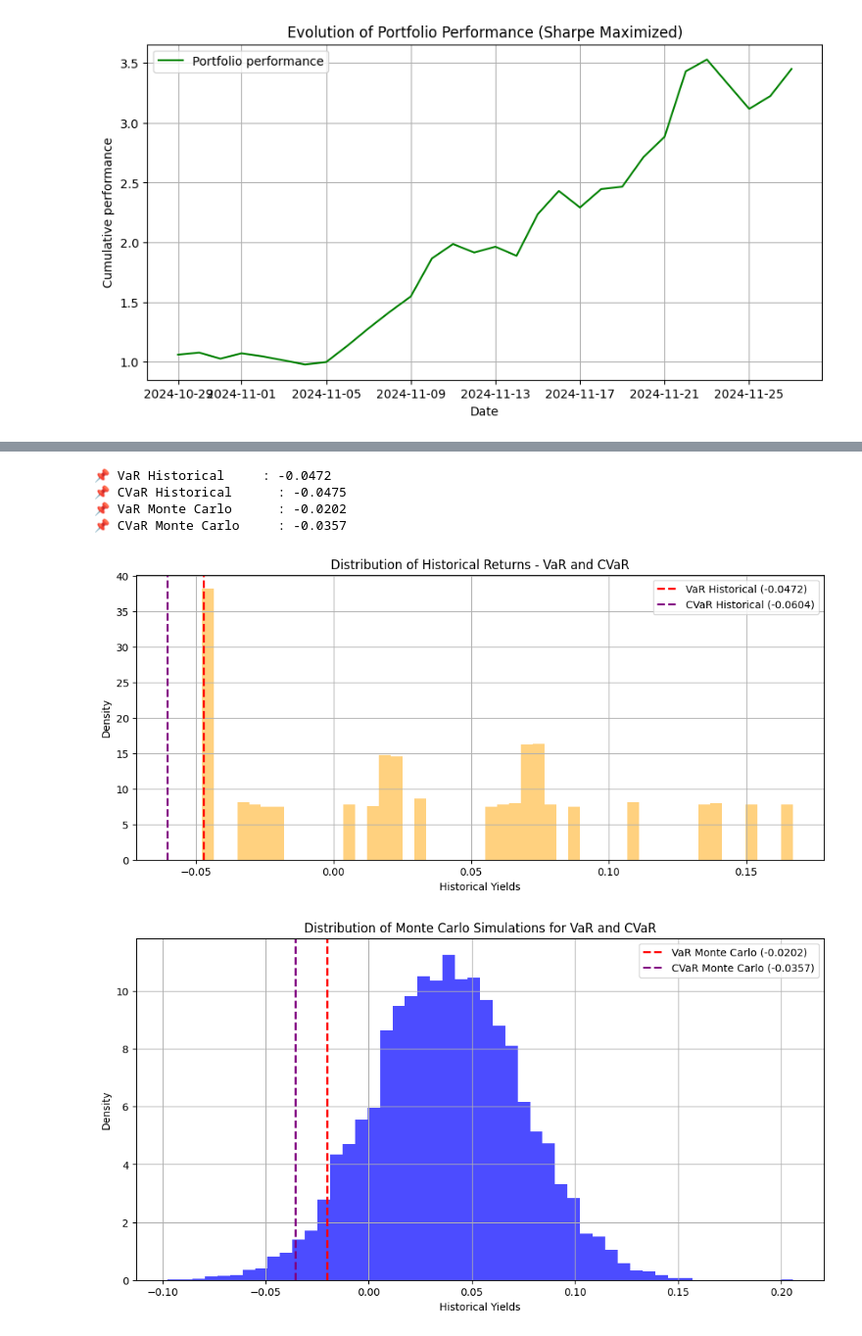
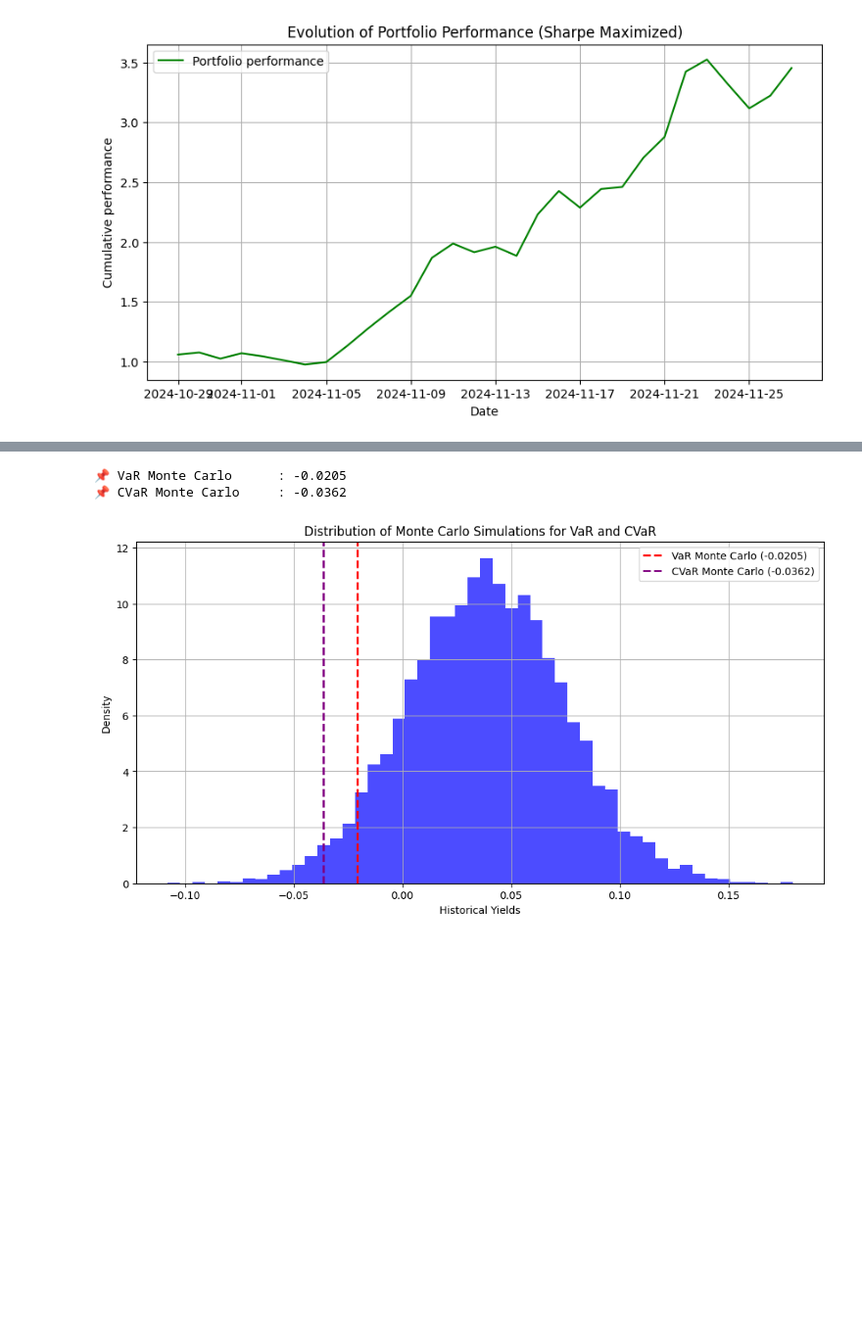
Before and after one commit to ton1rvr/Projet-Finance-Quantitative, a Jupyter notebook: FQ_NB.ipynb, the cells around one changed output, grey strips where cells are left out. Shown at 98% size. Drawn from its saved outputs; the diff is of its cells as text; code cells hidden in the pictures; blank space fills up the shorter version.

```diff
--- a/FQ_NB.ipynb
+++ b/FQ_NB.ipynb
@@ -1427,51 +1422,31 @@ plt.show()
 # %%
 import numpy as np
 import scipy.stats as stats
 import matplotlib.pyplot as plt
 
 confidence_level = 0.95
 
 n_simulations = 10000
-simulated_returns_cvar = np.random.normal(portfolio_returns_cvar.mean(), portfolio_volatility_cvar, size=n_simulations)
 var_monte_carlo_cvar = np.percentile(simulated_returns_cvar, (1 - confidence_level) * 100)
 
-# 🔹 5️⃣ Calcul de la CVaR Historique (moyenne des pertes au-delà de la VaR)
-cvar_historique_cvar = portfolio_returns_cvar[portfolio_returns_cvar <= var_historique_cvar].mean()
 
 cvar_monte_carlo_cvar = simulated_returns_cvar[simulated_returns_cvar <= var_monte_carlo_cvar].mean()
 
-print(f"📌 VaR Historical     : {var_historique_cvar:.4f}")
-print(f"📌 CVaR Historical      : {cvar_historique_cvar:.4f}")
 print(f"📌 VaR Monte Carlo      : {var_monte_carlo_cvar:.4f}")
 print(f"📌 CVaR Monte Carlo     : {cvar_monte_carlo_cvar:.4f}")
 
 
-plt.figure(figsize=(12, 5))
-plt.hist(simulated_returns_historique_cvar, bins=50, color='orange', alpha=0.5, density=True)
-plt.axvline(var_historique_cvar, color='red', linestyle='dashed', linewidth=2, label=f'VaR Historical ({var_historique_cvar:.4f})')
-plt.axvline(cvar_historique, color='purple', linestyle='dashed', linewidth=2, label=f'CVaR Historical ({cvar_historique:.4f})')
-
-plt.title("Distribution of Historical Returns - VaR and CVaR")
-plt.xlabel("Historical Yields")
-plt.ylabel("Density")
-plt.legend()
-plt.grid()
-plt.show()
-# 🔹 Visualisation des distributions avec VaR et CVaR
 plt.figure(figsize=(12, 6))
 plt.hist(simulated_returns_cvar, bins=50, color='blue', alpha=0.7, density=True)
 plt.axvline(var_monte_carlo_cvar, color='red', linestyle='dashed', linewidth=2, label=f'VaR Monte Carlo ({var_monte_carlo_cvar:.4f})')
 plt.axvline(cvar_monte_carlo_cvar, color='purple', linestyle='dashed', linewidth=2, label=f'CVaR Monte Carlo ({cvar_monte_carlo_cvar:.4f})')
 plt.xlabel("Historical Yields")
 plt.ylabel("Density")
 plt.title("Distribution of Monte Carlo Simulations for VaR and CVaR")
 plt.legend()
 plt.grid()
 plt.show()
 # %% [output]
-📌 VaR Historical     : -0.0472
-📌 CVaR Historical      : -0.0475
-📌 VaR Monte Carlo      : -0.0202
-📌 CVaR Monte Carlo     : -0.0357
+📌 VaR Monte Carlo      : -0.0205
+📌 CVaR Monte Carlo     : -0.0362
-[figure, old version]
+[figure, new version]
-[figure, removed]
```
Also changed, not shown: parts of 12 cells of this notebook, 31 other files.
